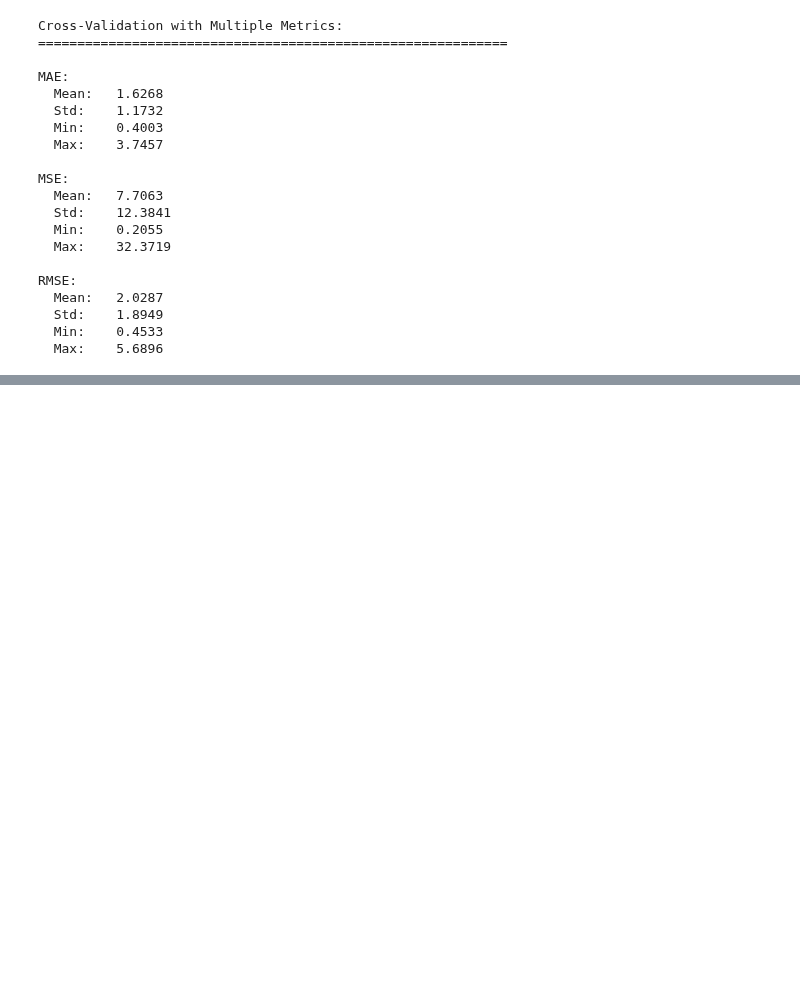
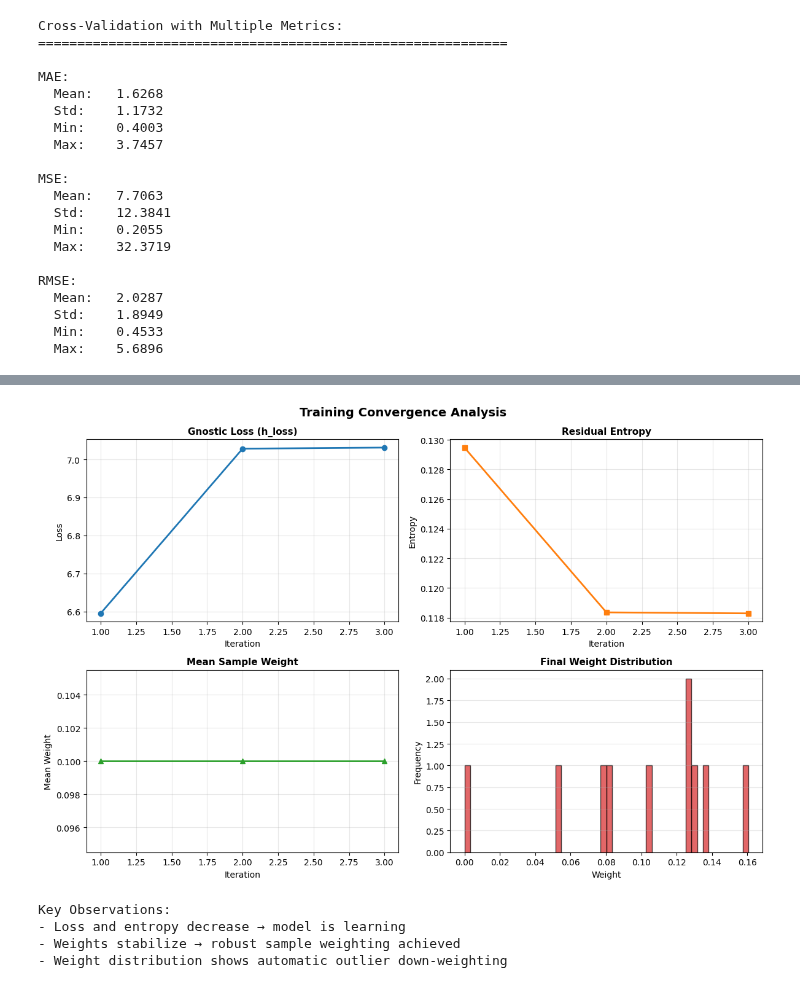
Before and after one commit to MachineGnostics/machinegnostics, a Jupyter notebook: examples/example_models_01.ipynb, the cells around one changed output, grey strips where cells are left out. Saved outputs shown, nothing was run; the diff lists cells and outputs as text; code cells hidden in the pictures; blank space fills up the shorter version.

```diff
--- a/examples/example_models_01.ipynb
+++ b/examples/example_models_01.ipynb
@@ -259,3 +259,16 @@ RMSE:
   Std:    1.8949
   Min:    0.4533
   Max:    5.6896
+# %%
+# Access training history
+history = model._history
+history_valid = [h for h in history if h['h_loss'] is not None]
+
+print("Training History Summary:")
+print("-" * 50)
+print(f"Total iterations: {len(history_valid)}")
+print(f"Initial loss:     {history_valid[0]['h_loss']:.6f}")
+print(f"Final loss:       {history_valid[-1]['h_loss']:.6f}")
+print(f"Initial entropy:  {history_valid[0]['rentropy']:.6f}")
+print(f"Final entropy:    {history_valid[-1]['rentropy']:.6f}")
+print(f"\nConvergence: Loss decreased by {((history_valid[0]['h_loss'] - history_valid[-1]['h_loss']) / history_valid[0]['h_loss'] * 100):.2f}%")
@@ -261,0 +285,53 @@ RMSE:
+# %%
+# Extract metrics from history
+iterations = [h['iteration'] for h in history_valid]
+h_loss = [h['h_loss'] for h in history_valid]
+rentropy = [h['rentropy'] for h in history_valid]
+mean_weights = [np.mean(h['weights']) for h in history_valid]
+
+# Create plots
+fig, axes = plt.subplots(2, 2, figsize=(12, 8))
+
+# Loss over iterations
+axes[0, 0].plot(iterations, h_loss, marker='o', color='tab:blue', linewidth=2)
+axes[0, 0].set_title('Gnostic Loss (h_loss)', fontsize=11, fontweight='bold')
+axes[0, 0].set_xlabel('Iteration')
+axes[0, 0].set_ylabel('Loss')
+axes[0, 0].grid(True, alpha=0.3)
+
+# Entropy over iterations
+axes[0, 1].plot(iterations, rentropy, marker='s', color='tab:orange', linewidth=2)
+axes[0, 1].set_title('Residual Entropy', fontsize=11, fontweight='bold')
+axes[0, 1].set_xlabel('Iteration')
+axes[0, 1].set_ylabel('Entropy')
+axes[0, 1].grid(True, alpha=0.3)
+
+# Mean weights over iterations
+axes[1, 0].plot(iterations, mean_weights, marker='^', color='tab:green', linewidth=2)
+axes[1, 0].set_title('Mean Sample Weight', fontsize=11, fontweight='bold')
+axes[1, 0].set_xlabel('Iteration')
+axes[1, 0].set_ylabel('Mean Weight')
+axes[1, 0].grid(True, alpha=0.3)
+
+# Weight distribution (final iteration)
+final_weights = history_valid[-1]['weights']
+axes[1, 1].hist(final_weights, bins=50, color='tab:red', edgecolor='black', alpha=0.7)
+axes[1, 1].set_title('Final Weight Distribution', fontsize=11, fontweight='bold')
+axes[1, 1].set_xlabel('Weight')
+axes[1, 1].set_ylabel('Frequency')
+axes[1, 1].grid(True, alpha=0.3, axis='y')
+
+plt.suptitle('Training Convergence Analysis', fontsize=14, fontweight='bold')
+plt.tight_layout()
+plt.show()
+
+print("\nKey Observations:")
+print("- Loss and entropy decrease → model is learning")
+print("- Weights stabilize → robust sample weighting achieved")
+print("- Weight distribution shows automatic outlier down-weighting")
+# %% [output]
+[figure, added]
+Key Observations:
+- Loss and entropy decrease → model is learning
+- Weights stabilize → robust sample weighting achieved
+- Weight distribution shows automatic outlier down-weighting
```
Also changed, not shown: parts of 3 cells of this notebook, 3 other files.
